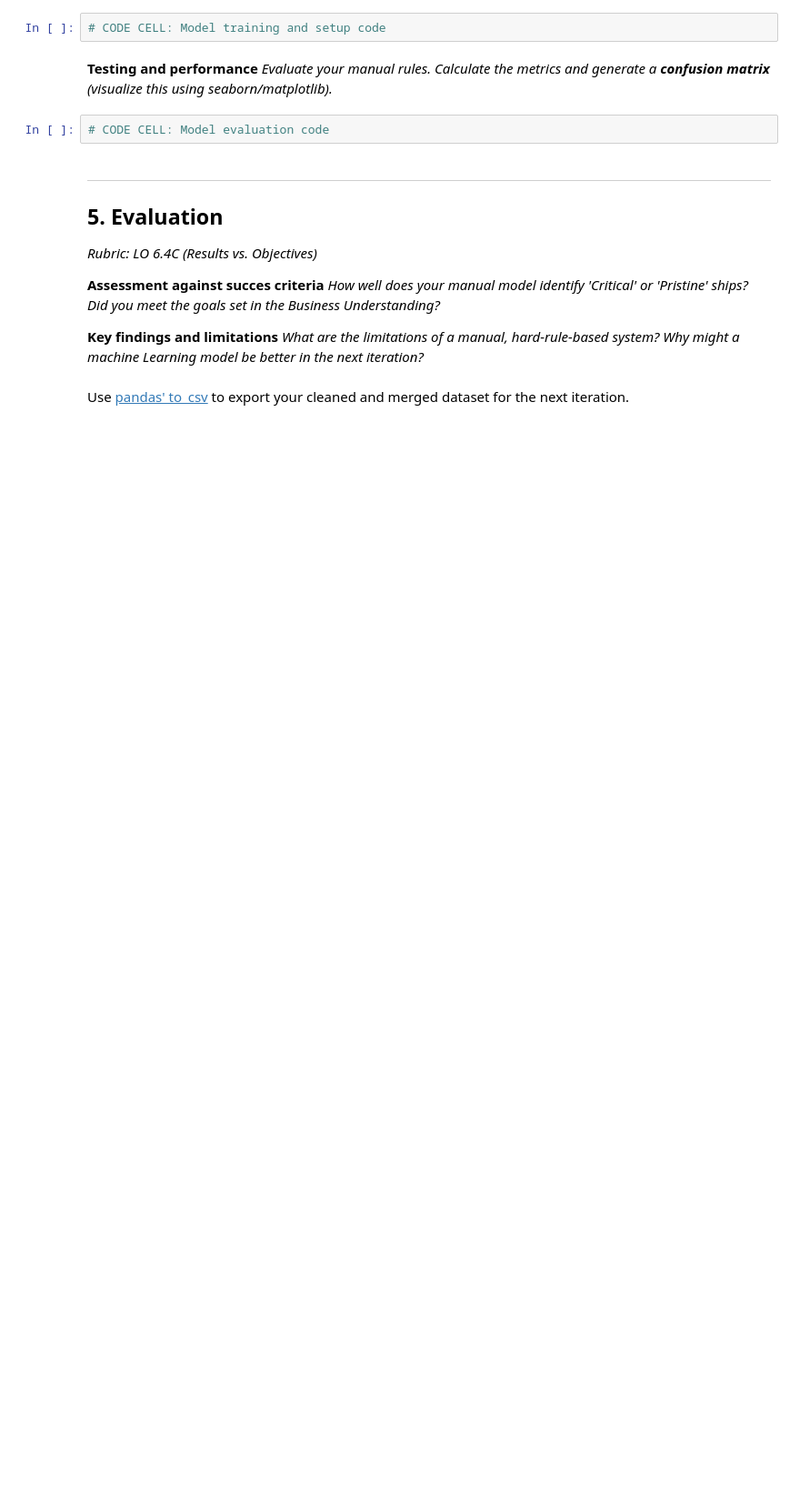
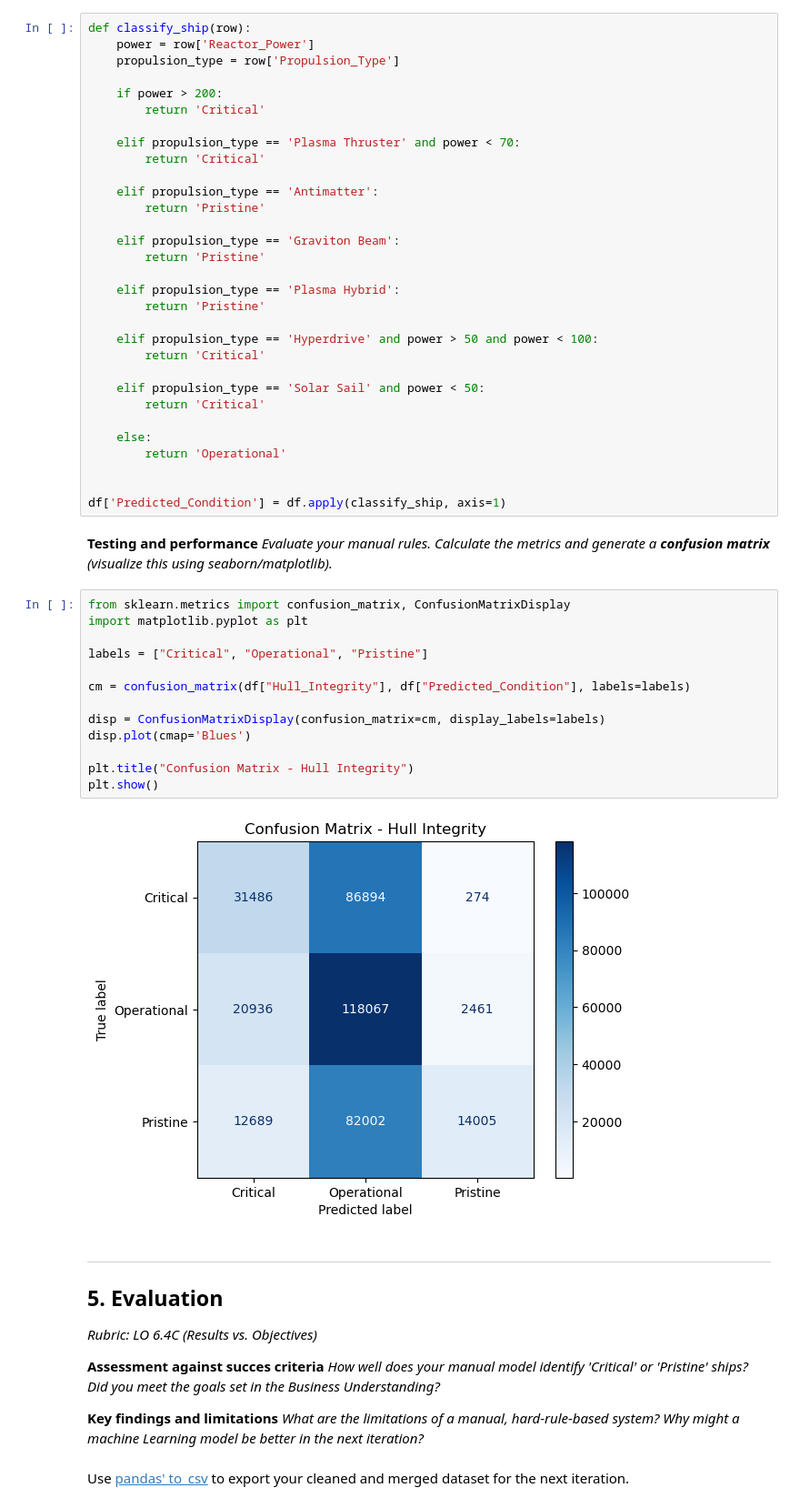
Before and after one commit to SidneyFel/The-Secret-Weapons, a Jupyter notebook: assignment_template_it2.ipynb, the cells around one changed output. Shown at 91% size. Saved outputs shown, nothing was run; the diff lists cells and outputs as text; blank space fills up the shorter version.

```diff
--- a/assignment_template_it2.ipynb
+++ b/assignment_template_it2.ipynb
@@ -328,12 +327,54 @@ dtype: object
 **Model setup**
 *Build a manual classifier. Use the insights from step 2 to write a Python function with if/elif/else statements that predicts the Hull_Condition for each ship. Apply this function to your dataset and save the predictions in a new column.*
 # %%
-# CODE CELL: Model training and setup code
+def classify_ship(row):
+    power = row['Reactor_Power']
+    propulsion_type = row['Propulsion_Type']
+
+    if power > 200:
+        return 'Critical'
+
+    elif propulsion_type == 'Plasma Thruster' and power < 70:
+        return 'Critical'
+
+    elif propulsion_type == 'Antimatter':
+        return 'Pristine'
+
+    elif propulsion_type == 'Graviton Beam':
+        return 'Pristine'
+
+    elif propulsion_type == 'Plasma Hybrid':
+        return 'Pristine'
+
+    elif propulsion_type == 'Hyperdrive' and power > 50 and power < 100:
+        return 'Critical'
+
+    elif propulsion_type == 'Solar Sail' and power < 50:
+        return 'Critical'
+
+    else:
+        return 'Operational'
+
+
+df['Predicted_Condition'] = df.apply(classify_ship, axis=1)
 # %% [markdown]
 **Testing and performance**
 *Evaluate your manual rules. Calculate the metrics and generate a **confusion matrix** (visualize this using seaborn/matplotlib).*
 # %%
-# CODE CELL: Model evaluation code
+from sklearn.metrics import confusion_matrix, ConfusionMatrixDisplay
+import matplotlib.pyplot as plt
+
+labels = ["Critical", "Operational", "Pristine"]
+
+cm = confusion_matrix(df["Hull_Integrity"], df["Predicted_Condition"], labels=labels)
+
+disp = ConfusionMatrixDisplay(confusion_matrix=cm, display_labels=labels)
+disp.plot(cmap='Blues')
+
+plt.title("Confusion Matrix - Hull Integrity")
+plt.show()
+# %% [output]
+[figure, added]
 # %% [markdown]
 ---
 
```
Also changed, not shown: parts of 3 cells of this notebook.
